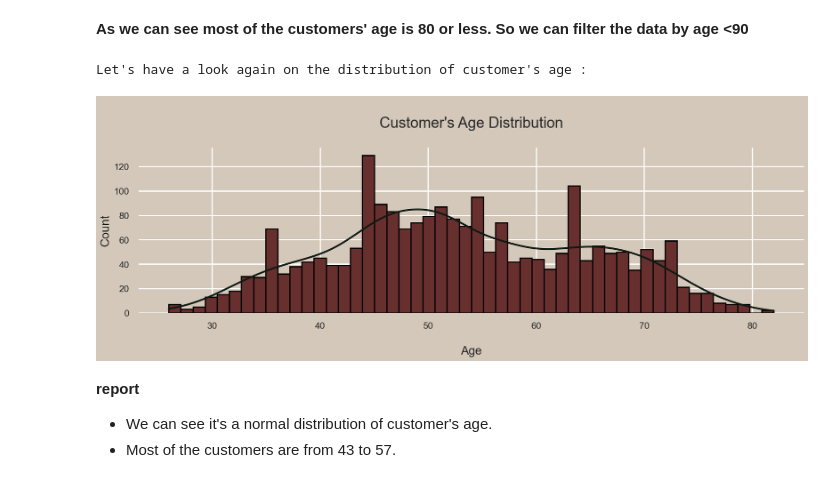
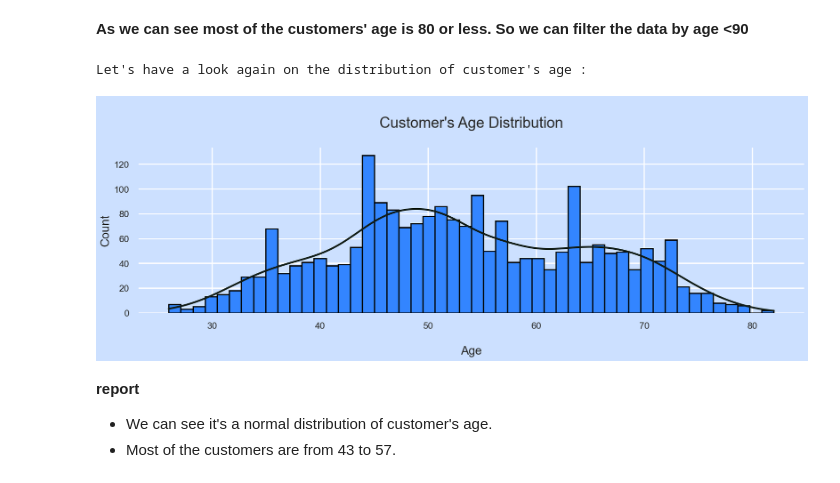
Before and after one commit to hrisikesh-neogi/Customers_personality_Prediction, a Jupyter notebook: EDA_customer_personality_analysis.ipynb, the cells around one changed output. Drawn from its saved outputs; the diff is of its cells as text; code cells hidden in the pictures.

```diff
--- a/EDA_customer_personality_analysis.ipynb
+++ b/EDA_customer_personality_analysis.ipynb
@@ -541,6 +541,6 @@ df_copy.head()
 #setting plotting options
 
 sns.set_style("white")
-sns.set(rc={"axes.facecolor":"#D4C8BA","figure.facecolor":"#D4C8BA"})
+sns.set(rc={"axes.facecolor":"#cce0ff","figure.facecolor":"#cce0ff"})
 sns.set_context("poster",font_scale = .7)
 # %%
@@ -568,21 +568,21 @@ Let's have a look on the distribution of customer's age :
 # %%
 df_copy = df_copy[df_copy["Age"] < 90]
 
 #let's plot now
 print(f"Let's have a look again on the distribution of customer's age :")
 
 plt.subplots(figsize=(20, 5))
-p = sns.histplot(df_copy["Age"],color="#682F2F",kde=True,bins=50,alpha=1,fill=True,edgecolor="black")
+p = sns.histplot(df_copy["Age"],color="#3385ff",kde=True,bins=50,alpha=1,fill=True,edgecolor="black")
 p.axes.lines[0].set_color("#101B15")
 p.axes.set_title("\nCustomer's Age Distribution\n",fontsize=25)
 plt.ylabel("Count",fontsize=20)
 plt.xlabel("\nAge",fontsize=20)
 sns.despine(left=True, bottom=True)
 
 plt.show()
 # %% [output]
 Let's have a look again on the distribution of customer's age :
-[figure, old version]
+[figure, new version]
 # %% [markdown]
 **report**
 * We can see it's a normal distribution of customer's age.
```
Also changed, not shown: parts of 15 cells of this notebook, 2 other files.
